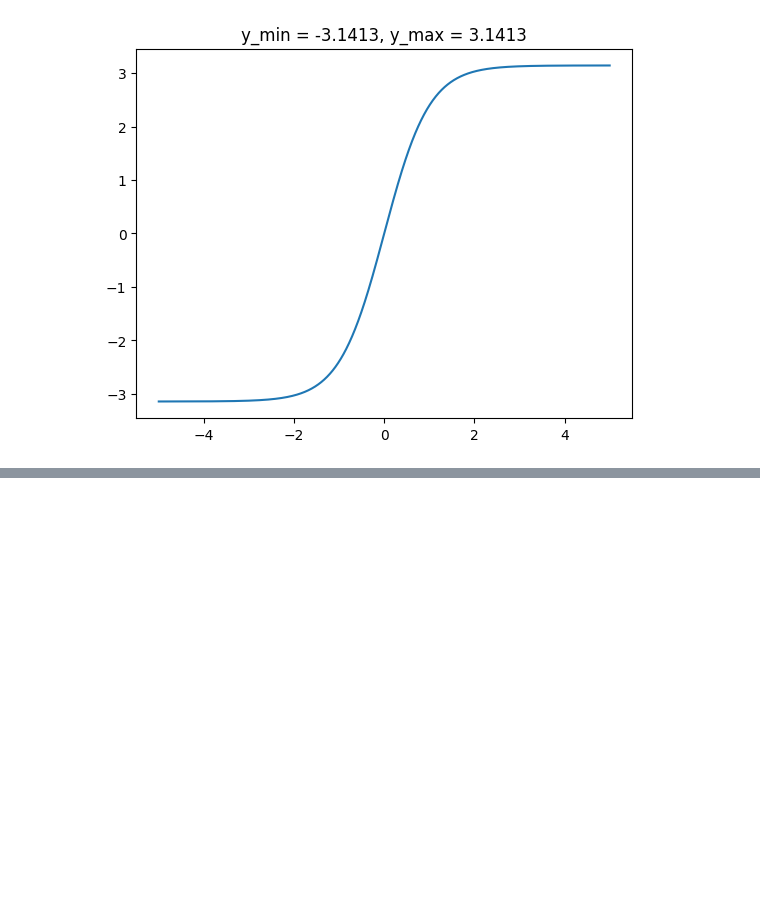
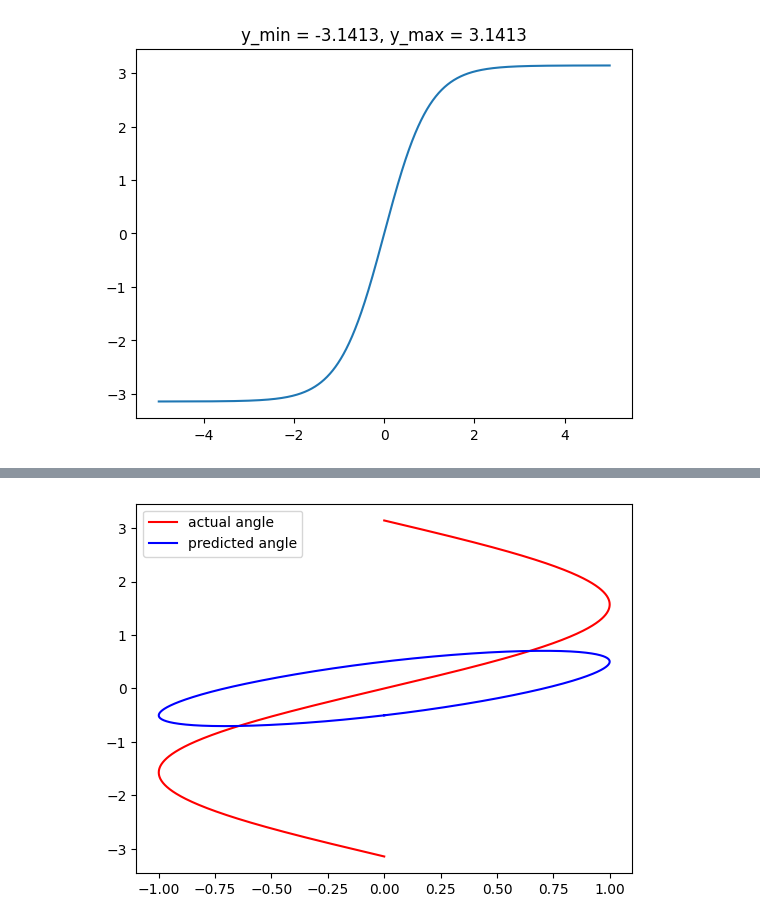
Before and after one commit to jumzzz/understanding-dl, a Jupyter notebook: ch-05/exercises/03-von-mises-loss-function.ipynb, the cells around one changed output, grey strips where cells are left out. Saved outputs shown, nothing was run; the diff lists cells and outputs as text; code cells hidden in the pictures; blank space fills up the shorter version.

```diff
--- a/ch-05/exercises/03-von-mises-loss-function.ipynb
+++ b/ch-05/exercises/03-von-mises-loss-function.ipynb
@@ -185,0 +207,16 @@ plt.show()
+# %%
+params_v2 = init_network_params(network_sizes)
+
+
+params_v2, current_round = train_network_least_squares(params_v2, num_samples, num_epochs, step_size, step_display, current_round)
+
+
+X_train_v2, y_train_v2 = generate_data(num_samples)
+y_pred_v2 = predict(params_v2, X_train_v2)
+
+
+plt.plot(X_train_v2[:,1].reshape(-1), y_train_v2.reshape(-1), color='red', label='actual angle')
+plt.plot(X_train_v2[:,1].reshape(-1), y_pred_v2.reshape(-1), color='blue', label='predicted angle')
+plt.legend()
+plt.show()
+# %% [output]
@@ -185,0 +240 @@ plt.show()
+[figure, added]
```
Also changed, not shown: parts of 5 cells of this notebook.
